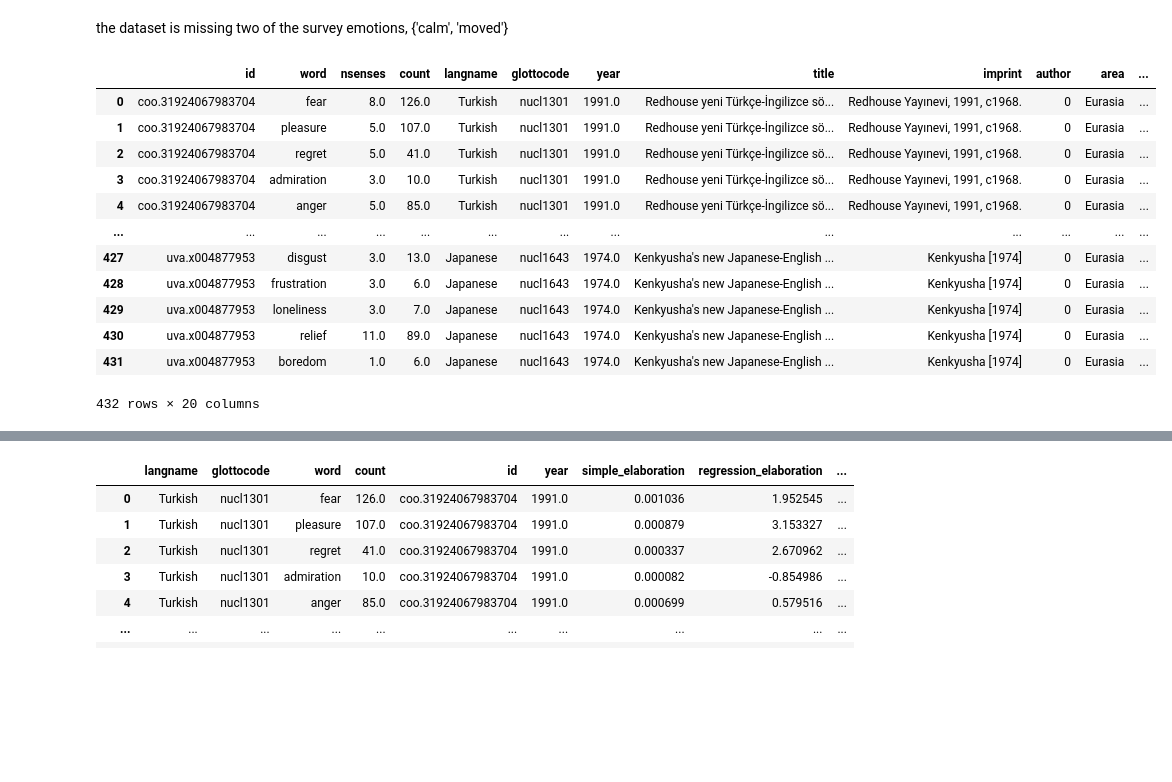
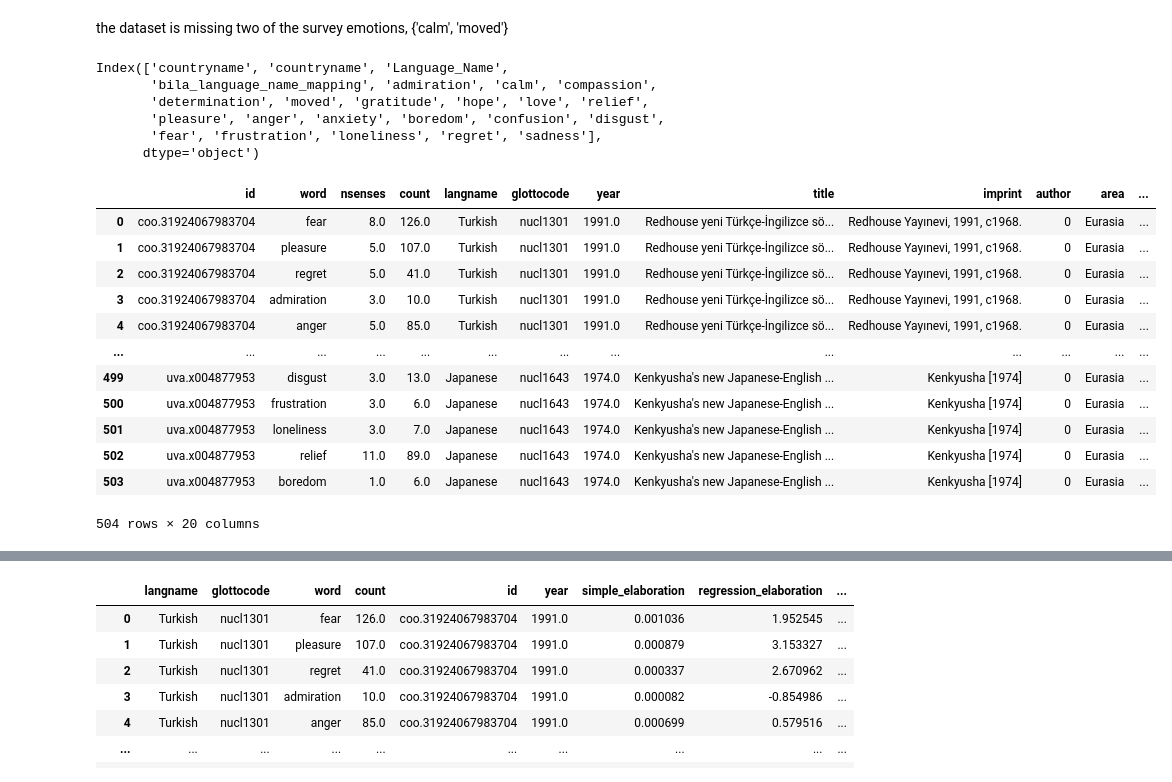
Before and after one commit to AsherKtech/hypocognition, a Jupyter notebook: notebooks/MAX_sun_covid.ipynb, the cells around one changed output, grey strips where cells are left out. Cells and saved outputs as stored; diff of their text form; code cells hidden in the pictures; blank space fills up the shorter version.

```diff
--- a/notebooks/MAX_sun_covid.ipynb
+++ b/notebooks/MAX_sun_covid.ipynb
@@ -89,2 +227,3 @@ languages_per_country.to_csv(Path("~/Projects/hypocognition/data/processed/langu
 # %%
-selection = pd.read_csv(Path("~/Projects/hypocognition/data/processed/sun_bila_selection.csv").expanduser())
+selection = pd.read_csv(Path("~/Projects/hypocognition/data/processed/MAX_selection_in_bila.csv").expanduser(), index_col=0).reset_index(drop=True)
+selection
@@ -92,7 +249,7 @@ selection = pd.read_csv(Path("~/Projects/hypocognition/data/processed/sun_bila_s
 # Lets filter the dataset using our new selection
 filtered = Covid51countries.merge(
     selection,
-    on=['countryname', 'language'],
+    on=['countryname', 'Language_Name'],
     how='inner'
 )
 filtered
@@ -113,2 +270,3 @@ filtered
 # %%
-filtered = filtered[filtered["Mapped_Target_Language"]!="NONE"]
+# only use selected countries
+filtered = filtered[filtered["Selected"]==1]
@@ -163,7 +317,12 @@ Goals
 * For each distinct language, is there any statistical significance in the distribution of the results of any particular emotion?
 # %%
 # drop the rest of the ~75 columns
-filtered = filtered[['countryname', 'countryname', 'Language_Name', 'language', 'percent', 'admiration', 'calm', 'compassion',
+filtered = filtered[['countryname', 'countryname', 'Language_Name', 'bila_language_name_mapping','admiration', 'calm', 'compassion',
        'determination', 'moved', 'gratitude', 'hope', 'love', 'relief',
        'pleasure', 'anger', 'anxiety', 'boredom', 'confusion', 'disgust',
        'fear', 'frustration', 'loneliness', 'regret', 'sadness']].copy()
+
+emotions = ['admiration', 'calm', 'compassion',
+       'determination', 'moved', 'gratitude', 'hope', 'love', 'relief',
+       'pleasure', 'anger', 'anxiety', 'boredom', 'confusion', 'disgust',
+       'fear', 'frustration', 'loneliness', 'regret', 'sadness']
@@ -306,23 +397,32 @@ bila_nouns_full_emotions
 11088 rows × 20 columns
 # %% [markdown]
 the dataset is missing two of the survey emotions, {'calm', 'moved'}
+# %%
+filtered.columns
+# %% [output]
+Index(['countryname', 'countryname', 'Language_Name',
+       'bila_language_name_mapping', 'admiration', 'calm', 'compassion',
+       'determination', 'moved', 'gratitude', 'hope', 'love', 'relief',
+       'pleasure', 'anger', 'anxiety', 'boredom', 'confusion', 'disgust',
+       'fear', 'frustration', 'loneliness', 'regret', 'sadness'],
+      dtype='object')
 # %%
 # already filtered out everything but the 20 emotions
 # now we want to filter evrything but the 39 languages
 # Where are lang_name and Language_Names the Same?
-emotions_in_survey_languages_in_bila = bila_nouns_full_emotions[bila_nouns_full_emotions['langname'].isin(filtered['Language_Name'].unique())].reset_index(drop=True)
+emotions_in_survey_languages_in_bila = bila_nouns_full_emotions[bila_nouns_full_emotions['langname'].isin(filtered['bila_language_name_mapping'].unique())].reset_index(drop=True)
 emotions_in_survey_languages_in_bila
 # %% [output]
 |  | id | word | nsenses | count | langname | glottocode | year | title | imprint | author | area | ... |
 | 0 | coo.31924067983704 | fear | 8.0 | 126.0 | Turkish | nucl1301 | 1991.0 | Redhouse yeni Türkçe-İngilizce sö... | Redhouse Yayınevi, 1991, c1968. | 0 | Eurasia | ... |
 | 1 | coo.31924067983704 | pleasure | 5.0 | 107.0 | Turkish | nucl1301 | 1991.0 | Redhouse yeni Türkçe-İngilizce sö... | Redhouse Yayınevi, 1991, c1968. | 0 | Eurasia | ... |
 | 2 | coo.31924067983704 | regret | 5.0 | 41.0 | Turkish | nucl1301 | 1991.0 | Redhouse yeni Türkçe-İngilizce sö... | Redhouse Yayınevi, 1991, c1968. | 0 | Eurasia | ... |
 | 3 | coo.31924067983704 | admiration | 3.0 | 10.0 | Turkish | nucl1301 | 1991.0 | Redhouse yeni Türkçe-İngilizce sö... | Redhouse Yayınevi, 1991, c1968. | 0 | Eurasia | ... |
 | 4 | coo.31924067983704 | anger | 5.0 | 85.0 | Turkish | nucl1301 | 1991.0 | Redhouse yeni Türkçe-İngilizce sö... | Redhouse Yayınevi, 1991, c1968. | 0 | Eurasia | ... |
 | ... | ... | ... | ... | ... | ... | ... | ... | ... | ... | ... | ... | ... |
-| 427 | uva.x004877953 | disgust | 3.0 | 13.0 | Japanese | nucl1643 | 1974.0 | Kenkyusha's new Japanese-English ... | Kenkyusha [1974] | 0 | Eurasia | ... |
-| 428 | uva.x004877953 | frustration | 3.0 | 6.0 | Japanese | nucl1643 | 1974.0 | Kenkyusha's new Japanese-English ... | Kenkyusha [1974] | 0 | Eurasia | ... |
-| 429 | uva.x004877953 | loneliness | 3.0 | 7.0 | Japanese | nucl1643 | 1974.0 | Kenkyusha's new Japanese-English ... | Kenkyusha [1974] | 0 | Eurasia | ... |
-| 430 | uva.x004877953 | relief | 11.0 | 89.0 | Japanese | nucl1643 | 1974.0 | Kenkyusha's new Japanese-English ... | Kenkyusha [1974] | 0 | Eurasia | ... |
-| 431 | uva.x004877953 | boredom | 1.0 | 6.0 | Japanese | nucl1643 | 1974.0 | Kenkyusha's new Japanese-English ... | Kenkyusha [1974] | 0 | Eurasia | ... |
+| 499 | uva.x004877953 | disgust | 3.0 | 13.0 | Japanese | nucl1643 | 1974.0 | Kenkyusha's new Japanese-English ... | Kenkyusha [1974] | 0 | Eurasia | ... |
+| 500 | uva.x004877953 | frustration | 3.0 | 6.0 | Japanese | nucl1643 | 1974.0 | Kenkyusha's new Japanese-English ... | Kenkyusha [1974] | 0 | Eurasia | ... |
+| 501 | uva.x004877953 | loneliness | 3.0 | 7.0 | Japanese | nucl1643 | 1974.0 | Kenkyusha's new Japanese-English ... | Kenkyusha [1974] | 0 | Eurasia | ... |
+| 502 | uva.x004877953 | relief | 11.0 | 89.0 | Japanese | nucl1643 | 1974.0 | Kenkyusha's new Japanese-English ... | Kenkyusha [1974] | 0 | Eurasia | ... |
+| 503 | uva.x004877953 | boredom | 1.0 | 6.0 | Japanese | nucl1643 | 1974.0 | Kenkyusha's new Japanese-English ... | Kenkyusha [1974] | 0 | Eurasia | ... |
-432 rows × 20 columns
+504 rows × 20 columns
```
Also changed, not shown: parts of 67 cells of this notebook, 2 other files.
